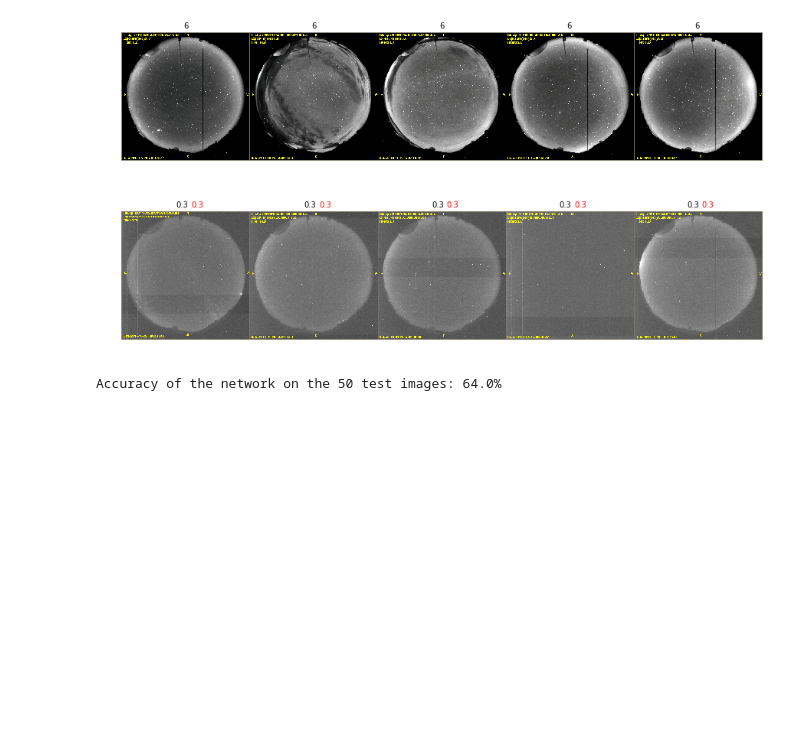
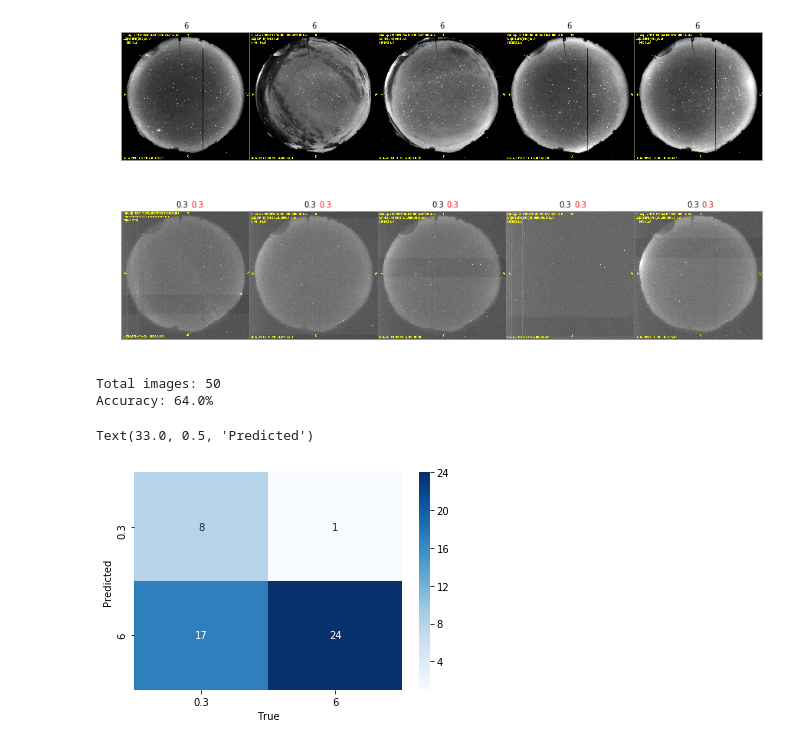
Before and after one commit to dylanagreen/kpno-allsky, a Jupyter notebook: Image Classifier.ipynb, the cells around one changed output. Cells and saved outputs as stored; diff of their text form; code cells hidden in the pictures; blank space fills up the shorter version.

Commit message:
Add a confusion matrix to the ImageClassifier.

```diff
--- a/Image Classifier.ipynb
+++ b/Image Classifier.ipynb
@@ -176,6 +180,9 @@ for j in range(5):
 # %% [output]
 [figure]
 # %%
+preds = np.asarray([])
+trues = np.asarray([])
+
 correct = 0
 total = 0
 with torch.no_grad():
@@ -193,8 +200,12 @@ with torch.no_grad():
         # If the predicted label is the same as the true label increment correct by 1
         correct += (predicted == labels).sum().item()
 
+        trues = np.concatenate((trues, labels.numpy()))
+        preds = np.concatenate((preds, predicted.numpy()))
+
 accuracy = correct / total * 100
-print('Total images: ' + str(total)
-      pri+ ' test images: '  + str(accuracy) + '%')
+print('Total images: ' + str(total))
+print('Accuracy: '  + str(accuracy) + '%')
 # %% [output]
-Accuracy of the network on the 50 test images: 64.0%
+Total images: 50
+Accuracy: 64.0%
@@ -200,0 +215,9 @@ Accuracy of the network on the 50 test images: 64.0%
+# %%
+confusion = confusion_matrix(trues, preds)
+
+sns.heatmap(confusion.T, annot = True, cmap = 'Blues', xticklabels = classes, yticklabels = classes)
+plt.xlabel('True')
+plt.ylabel('Predicted')
+# %% [output]
+Text(33.0, 0.5, 'Predicted')
+[figure, added]
```
Also changed, not shown: parts of 2 cells of this notebook.
